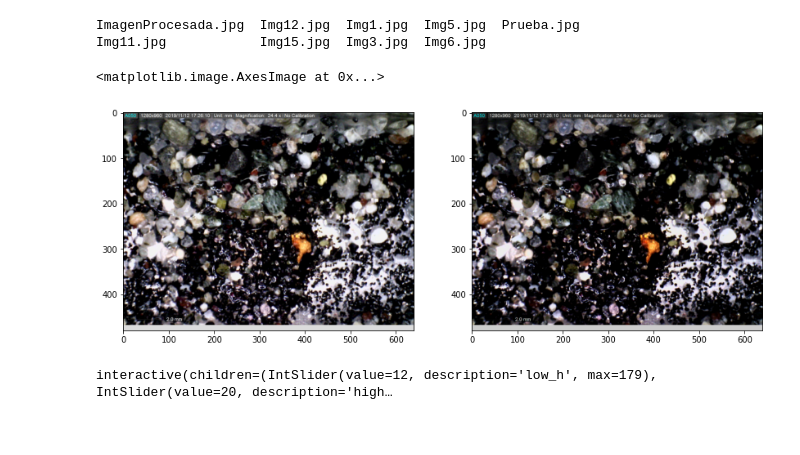
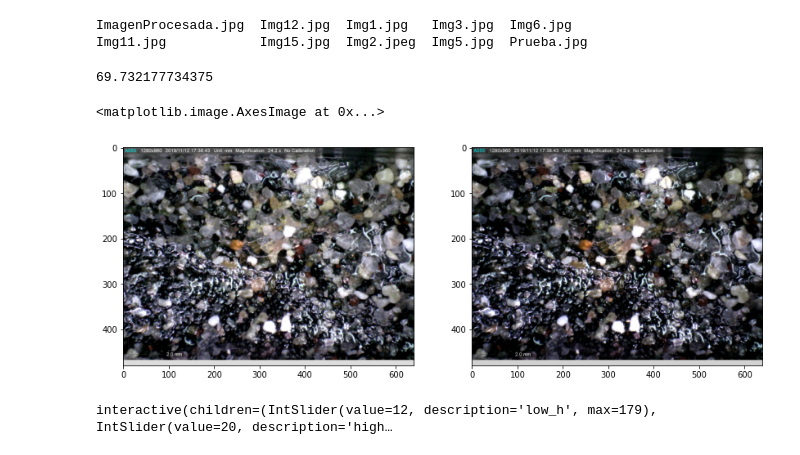
Before and after one commit to dfonnegra/mineros-gold-seeker, a Jupyter notebook: Filters Testing.ipynb, the cells around one changed output. Drawn from its saved outputs; the diff is of its cells as text; code cells hidden in the pictures.

```diff
--- a/Filters Testing.ipynb
+++ b/Filters Testing.ipynb
@@ -6,24 +6,34 @@ import pandas as pd
 import matplotlib.pyplot as plt
 from ipywidgets import interactive, fixed, widgets
 from IPython.display import display
+from scipy import optimize
 %ls img
 
-img_path = './img/Img1.jpg'
+img_path = './img/Img6.jpg'
 # %% [output]
-ImagenProcesada.jpg  Img12.jpg  Img1.jpg  Img5.jpg  Prueba.jpg
-Img11.jpg            Img15.jpg  Img3.jpg  Img6.jpg
+ImagenProcesada.jpg  Img12.jpg  Img1.jpg   Img3.jpg  Img6.jpg
+Img11.jpg            Img15.jpg  Img2.jpeg  Img5.jpg  Prueba.jpg
 # %%
 img = cv2.imread(img_path)
 img = cv2.resize(img, (640, 480))
 plt.figure(figsize=(14, 5))
 plt.subplot(1, 2, 1)
 plt.imshow(cv2.cvtColor(img, cv2.COLOR_BGR2RGB))
-img = (255 * (img / 255) ** 1.5).astype(np.uint8)
+img_light = img[:, :, 1]
+img_light = img_light[img_light > 50]
+
+def average_light(gamma):
+    return np.mean(255 * (img_light / 255) ** gamma) - 100
+
+gamma = optimize.newton(average_light, 1, tol=0.01)
+img = (255 * (img / 255) ** gamma).astype(np.uint8)
+print(np.mean(cv2.cvtColor(img, cv2.COLOR_BGR2HLS)[:, :, 1]))
 plt.subplot(1, 2, 2)
 plt.imshow(cv2.cvtColor(img, cv2.COLOR_BGR2RGB))
 # %% [output]
-<matplotlib.image.AxesImage at 0x...>
+69.732177734375
+<matplotlib.image.AxesImage at 0x...>
-[figure, old version]
+[figure, new version]
 # %%
 img = cv2.imread(img_path)
 #img = cv2.resize(img, (640, 480))
```
Also changed, not shown: parts of 3 cells of this notebook, 2 other files.
